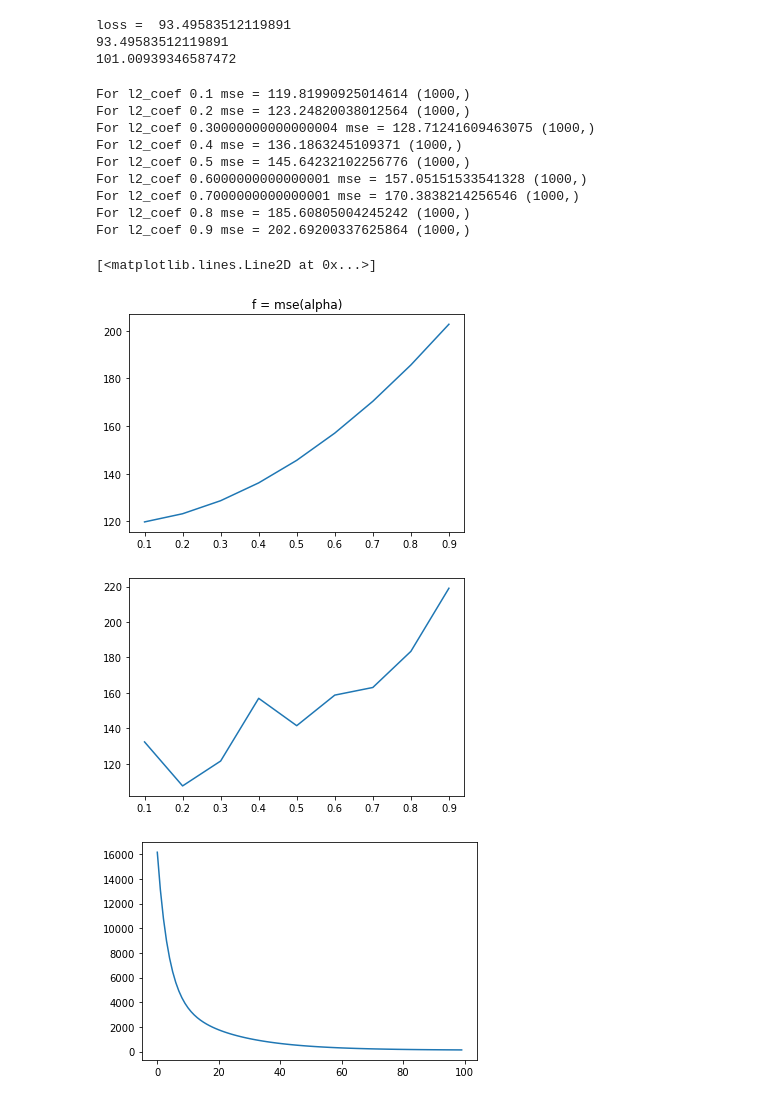
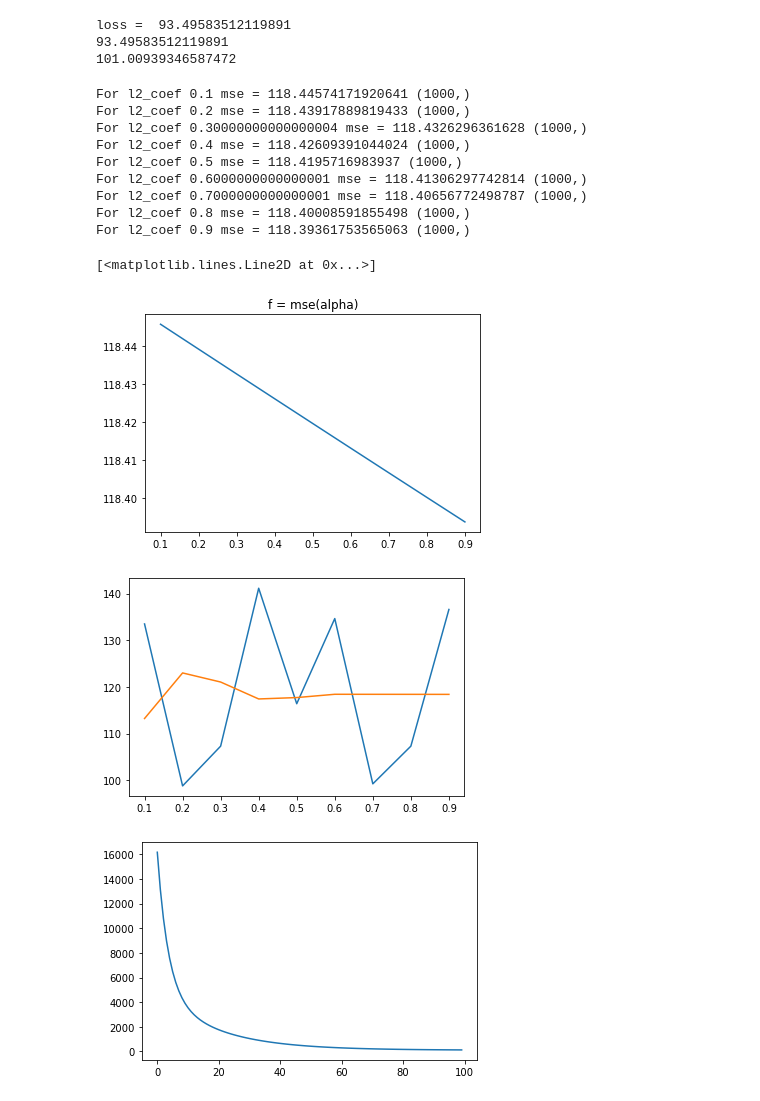
Before and after one commit to HHeLi142/Classification_of_documents_SPBU, a Jupyter notebook: HW4/Task_4.ipynb, the cells around one changed output. Saved outputs shown, nothing was run; the diff lists cells and outputs as text; code cells hidden in the pictures.

```diff
--- a/HW4/Task_4.ipynb
+++ b/HW4/Task_4.ipynb
@@ -91,7 +91,7 @@ class LinearRegressor():
             raise ValueError("Model is not fitted")
         X_train = np.hstack((X,np.ones((X.shape[0], 1))))
         n, m = X_train.shape
-        y_pred = X_train.dot(self.w) + self.l2_coef * LinearRegressor.l2_reg(self.w) + self.l1_coef * LinearRegressor.l2_reg(self.w)
+        y_pred = X_train.dot(self.w) # + self.l2_coef * LinearRegressor.l2_reg(self.w) + self.l1_coef * LinearRegressor.l2_reg(self.w)
         return np.reshape(y_pred, (y_pred.shape[0]))
 
 
@@ -139,19 +139,20 @@ for alpha in alphas:
 plt.title("f = mse(alpha)")
 plt.plot(alphas, mses)
 # %% [output]
-For l2_coef 0.1 mse = 119.81990925014614 (1000,)
-For l2_coef 0.2 mse = 123.24820038012564 (1000,)
-For l2_coef 0.30000000000000004 mse = 128.71241609463075 (1000,)
-For l2_coef 0.4 mse = 136.1863245109371 (1000,)
-For l2_coef 0.5 mse = 145.64232102256776 (1000,)
-For l2_coef 0.6000000000000001 mse = 157.05151533541328 (1000,)
-For l2_coef 0.7000000000000001 mse = 170.3838214256546 (1000,)
-For l2_coef 0.8 mse = 185.60805004245242 (1000,)
-For l2_coef 0.9 mse = 202.69200337625864 (1000,)
+For l2_coef 0.1 mse = 118.44574171920641 (1000,)
+For l2_coef 0.2 mse = 118.43917889819433 (1000,)
+For l2_coef 0.30000000000000004 mse = 118.4326296361628 (1000,)
+For l2_coef 0.4 mse = 118.42609391044024 (1000,)
+For l2_coef 0.5 mse = 118.4195716983937 (1000,)
+For l2_coef 0.6000000000000001 mse = 118.41306297742814 (1000,)
+For l2_coef 0.7000000000000001 mse = 118.40656772498787 (1000,)
+For l2_coef 0.8 mse = 118.40008591855498 (1000,)
+For l2_coef 0.9 mse = 118.39361753565063 (1000,)
 [<matplotlib.lines.Line2D at 0x...>]
-[figure, old version]
+[figure, new version]
 # %%
 val_score = []
+train_score = []
 step = 0
 aphas = [0.1*x for x in range(1, 10)]
 models = []
@@ -166,13 +167,14 @@ for alpha in aphas:
     models.append(lr)
     y_pred = lr.predict(X_val)
     val_score.append(LinearRegressor.mse(y_val, y_pred))
-
+    train_score.append(LinearRegressor.mse(y_train, lr.predict(X_train)))
     step += 1
 # %%
 plt.plot(aphas, val_score)
+plt.plot(aphas, train_score)
 plt.show()
 # %% [output]
-[figure, old version]
+[figure, new version]
 # %%
 best_model = models[np.argmin(val_score)]
 
```
